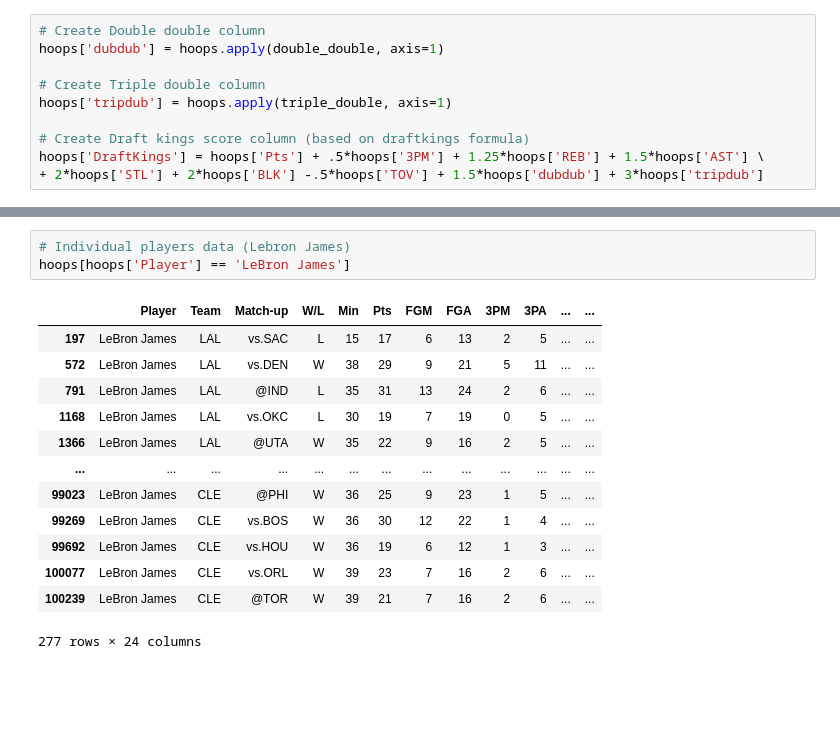
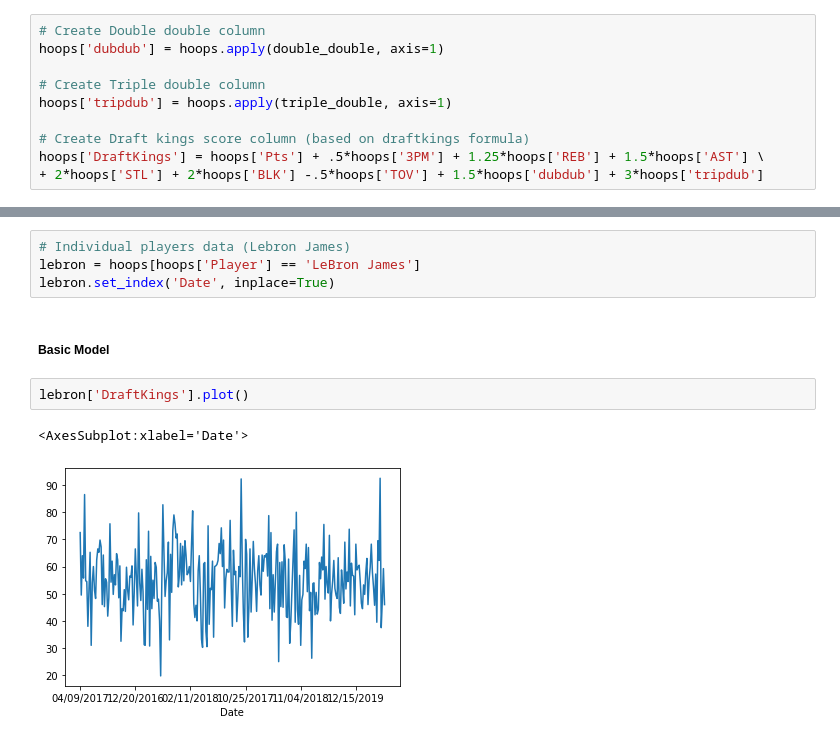
Before and after one commit to willhanley11/daily-fantasy-model, a Jupyter notebook: Clean Notebook.ipynb, the cells around one changed output, grey strips where cells are left out. Cells and saved outputs as stored; diff of their text form; blank space fills up the shorter version.

```diff
--- a/Clean Notebook.ipynb
+++ b/Clean Notebook.ipynb
@@ -222,17 +221,11 @@ hoops.head()
 # %%
 # Individual players data (Lebron James)
-hoops[hoops['Player'] == 'LeBron James']
+lebron = hoops[hoops['Player'] == 'LeBron James']
+lebron.set_index('Date', inplace=True)
-# %% [output]
-|  | Player | Team | Match-up | W/L | Min | Pts | FGM | FGA | 3PM | 3PA | ... | ... |
-| 197 | LeBron James | LAL | vs.SAC | L | 15 | 17 | 6 | 13 | 2 | 5 | ... | ... |
-| 572 | LeBron James | LAL | vs.DEN | W | 38 | 29 | 9 | 21 | 5 | 11 | ... | ... |
-| 791 | LeBron James | LAL | @IND | L | 35 | 31 | 13 | 24 | 2 | 6 | ... | ... |
-| 1168 | LeBron James | LAL | vs.OKC | L | 30 | 19 | 7 | 19 | 0 | 5 | ... | ... |
-| 1366 | LeBron James | LAL | @UTA | W | 35 | 22 | 9 | 16 | 2 | 5 | ... | ... |
-| ... | ... | ... | ... | ... | ... | ... | ... | ... | ... | ... | ... | ... |
-| 99023 | LeBron James | CLE | @PHI | W | 36 | 25 | 9 | 23 | 1 | 5 | ... | ... |
-| 99269 | LeBron James | CLE | vs.BOS | W | 36 | 30 | 12 | 22 | 1 | 4 | ... | ... |
-| 99692 | LeBron James | CLE | vs.HOU | W | 36 | 19 | 6 | 12 | 1 | 3 | ... | ... |
-| 100077 | LeBron James | CLE | vs.ORL | W | 39 | 23 | 7 | 16 | 2 | 6 | ... | ... |
-| 100239 | LeBron James | CLE | @TOR | W | 39 | 21 | 7 | 16 | 2 | 6 | ... | ... |
-277 rows × 24 columns
+# %% [markdown]
+##### Basic Model
+# %%
+lebron['DraftKings'].plot()
+# %% [output]
+<AxesSubplot:xlabel='Date'>
+[figure, added]
```
Also changed, not shown: parts of 6 cells of this notebook, 3 other files.
